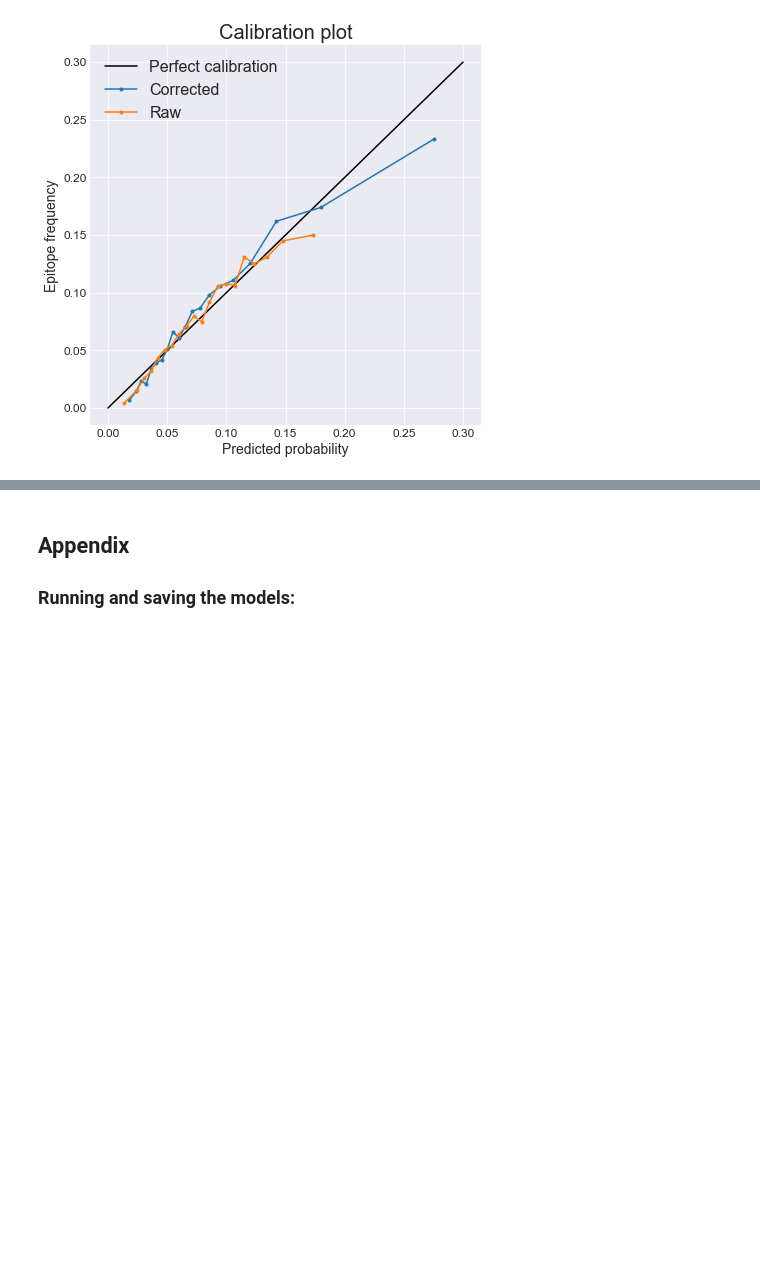
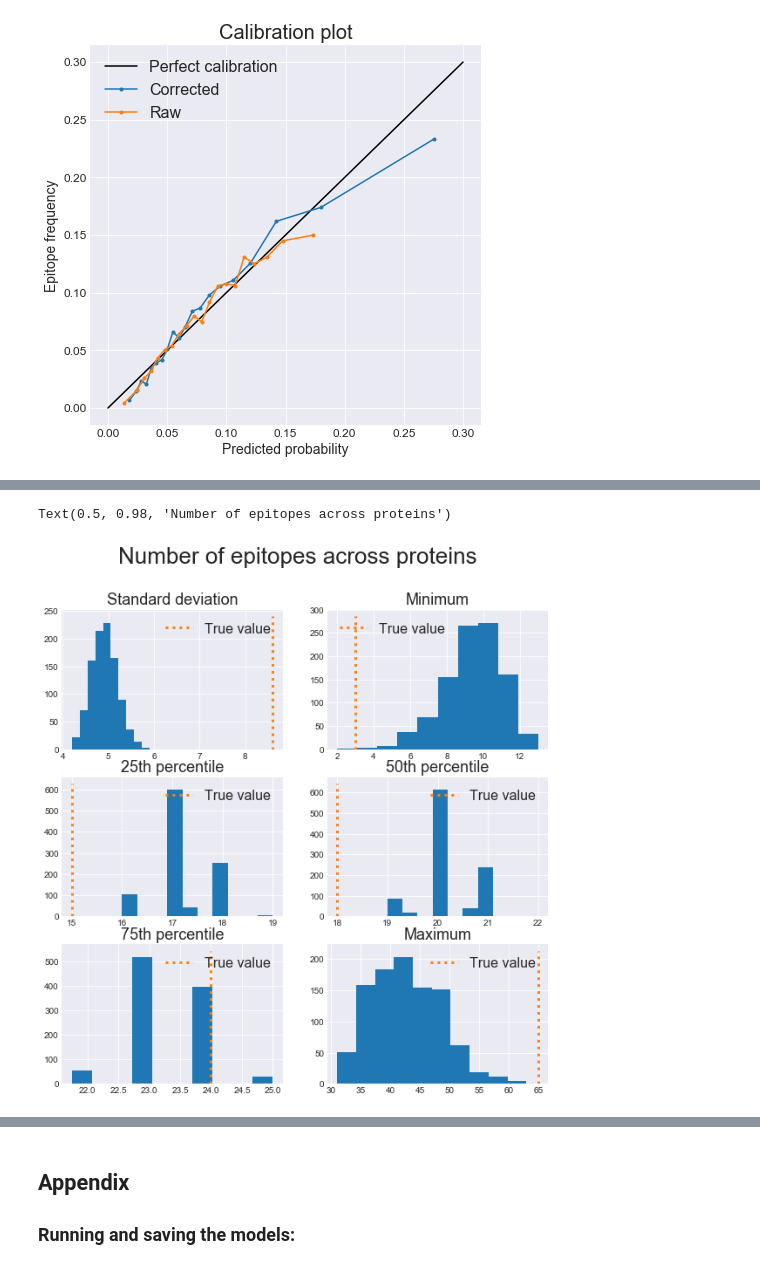
Before and after one commit to BirkirRey/BayesianBepipred, a Jupyter notebook: jakob_dennis/report_nissen_pohl.ipynb, the cells around one changed output, grey strips where cells are left out. Drawn from its saved outputs; the diff is of its cells as text; code cells hidden in the pictures; blank space fills up the shorter version.

```diff
--- a/jakob_dennis/report_nissen_pohl.ipynb
+++ b/jakob_dennis/report_nissen_pohl.ipynb
@@ -767,0 +826,31 @@ Predicting epitope regions remains a challenging task. In this project we were a
+# %%
+fig, subplots = plt.subplots(3, 2, figsize=(10, 10))
+
+truths = [np.std(truth_per_protein),
+          truth_per_protein.min(),
+          np.percentile(truth_per_protein, 25),
+          np.percentile(truth_per_protein, 50),
+          np.percentile(truth_per_protein, 75),
+          truth_per_protein.max()
+         ]
+generated_ = [stddev_epitopes,
+             mins,
+             [q[0] for q in quartiles],
+             [q[1] for q in quartiles],
+             [q[2] for q in quartiles],
+             maxes
+            ]
+titles = ['Standard deviation', 'Minimum', '25th percentile',
+          '50th percentile', '75th percentile', 'Maximum']
+
+for n, (truth_, gen, title) in enumerate(zip(truths, generated_, titles)):
+    subplot = subplots[n // 2, n % 2]
+    subplot.hist(gen)
+    ymin, ymax = subplot.get_ylim()
+    subplot.vlines(truth_, 0, ymax, color='C1', linestyles='dotted', lw=3)
+    subplot.set_title(title, fontsize=18)
+    subplot.legend(['True value'], fontsize=16)
+plt.suptitle("Number of epitopes across proteins", fontsize=26)
+# %% [output]
+Text(0.5, 0.98, 'Number of epitopes across proteins')
+[figure, added]
```
Also changed, not shown: parts of 9 cells of this notebook.
